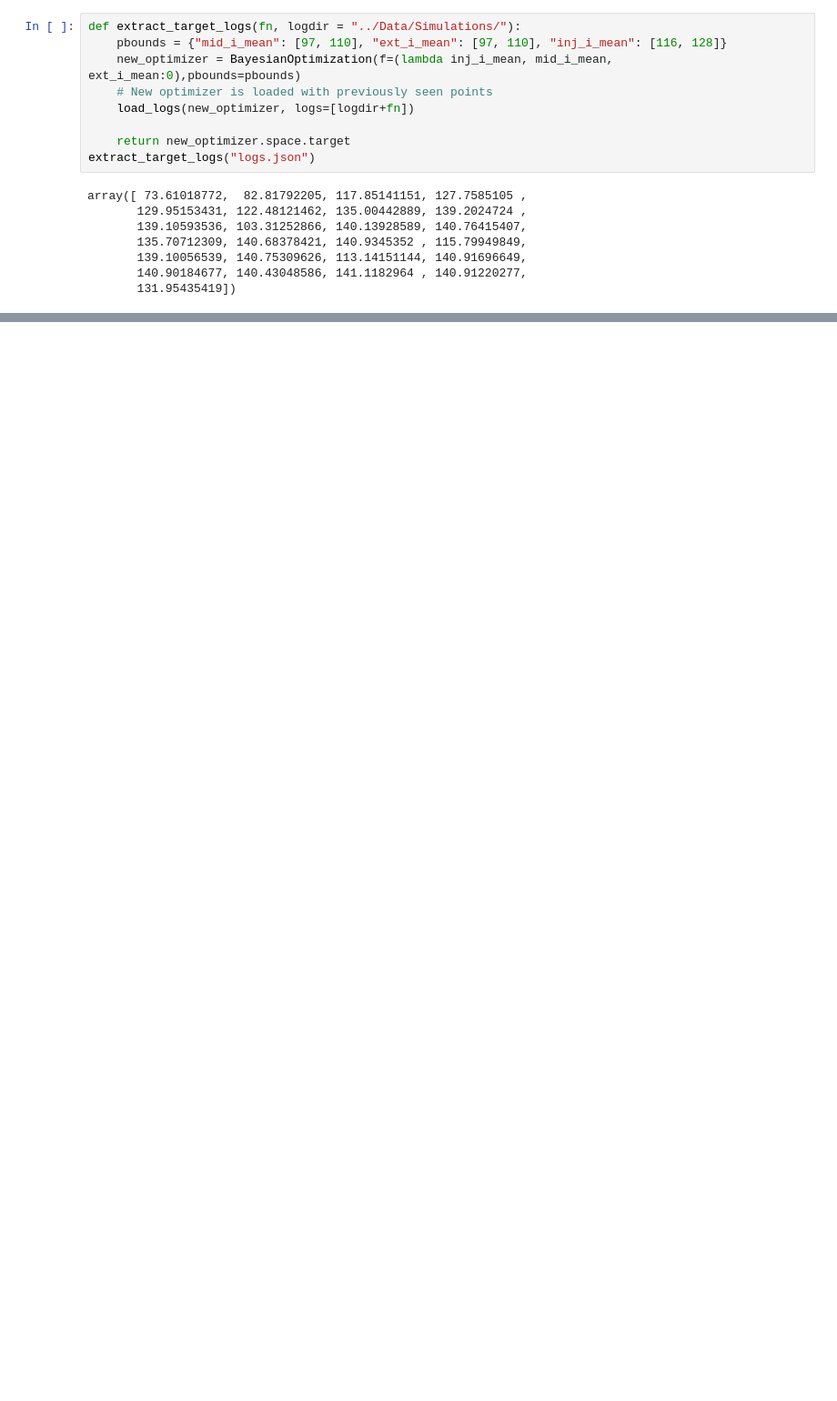
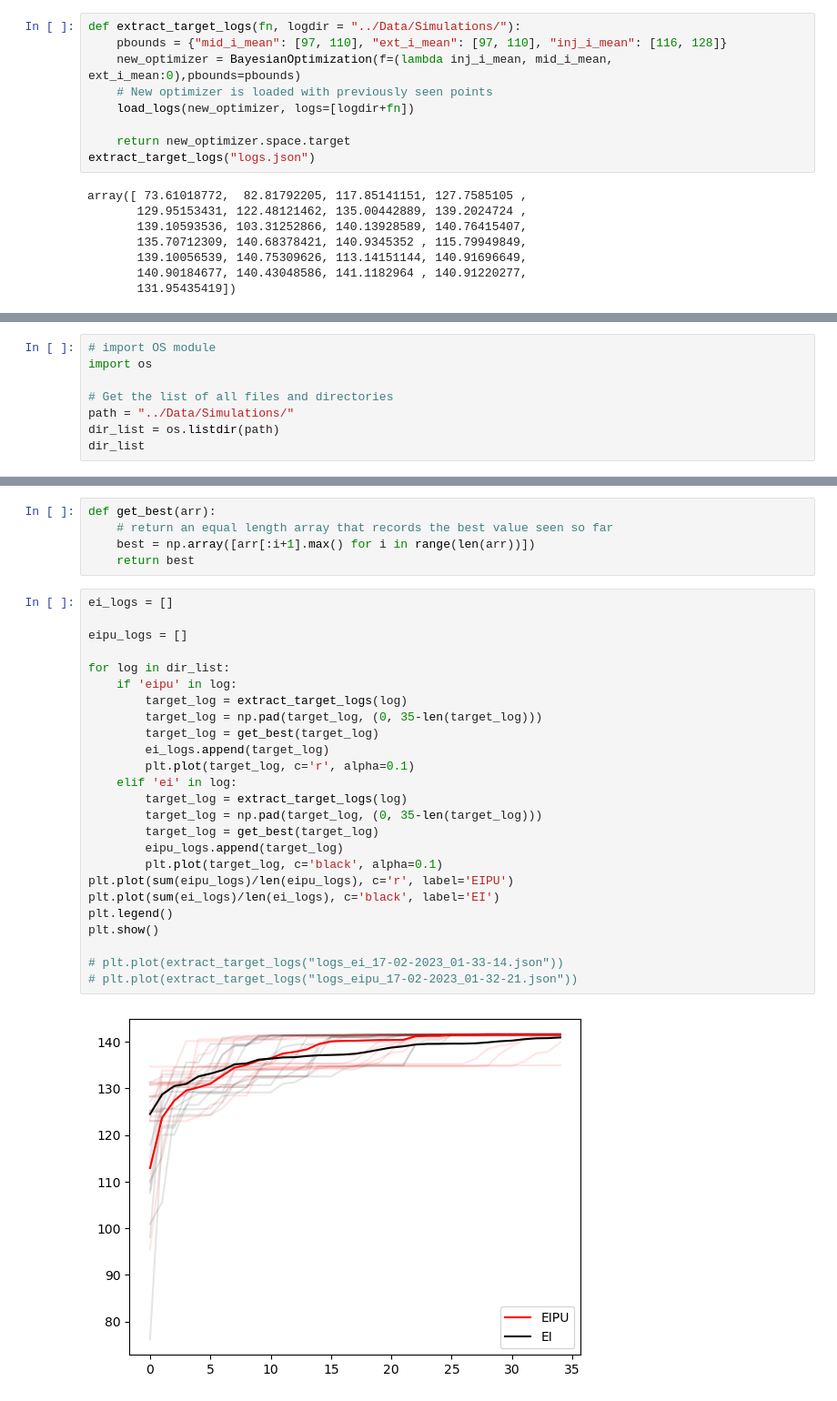
Before and after one commit to yubinhu/Venus-Exploration, a Jupyter notebook: Scripts/BayesOptVisualizerv2.0.ipynb, the cells around one changed output, grey strips where cells are left out. Shown: that part at 91% size. Saved outputs shown, nothing was run; the diff lists cells and outputs as text; blank space fills up the shorter version.

Commit message:
finish eipu implementation and testing

```diff
--- a/Scripts/BayesOptVisualizerv2.0.ipynb
+++ b/Scripts/BayesOptVisualizerv2.0.ipynb
@@ -40,0 +42,8 @@ plt.plot(extract_target_logs("logs.json"))
+# %%
+# import OS module
+import os
+
+# Get the list of all files and directories
+path = "../Data/Simulations/"
+dir_list = os.listdir(path)
+dir_list
@@ -40,0 +68,32 @@ plt.plot(extract_target_logs("logs.json"))
+# %%
+def get_best(arr):
+    # return an equal length array that records the best value seen so far
+    best = np.array([arr[:i+1].max() for i in range(len(arr))])
+    return best
+# %%
+ei_logs = []
+
+eipu_logs = []
+
+for log in dir_list:
+    if 'eipu' in log:
+        target_log = extract_target_logs(log)
+        target_log = np.pad(target_log, (0, 35-len(target_log)))
+        target_log = get_best(target_log)
+        ei_logs.append(target_log)
+        plt.plot(target_log, c='r', alpha=0.1)
+    elif 'ei' in log:
+        target_log = extract_target_logs(log)
+        target_log = np.pad(target_log, (0, 35-len(target_log)))
+        target_log = get_best(target_log)
+        eipu_logs.append(target_log)
+        plt.plot(target_log, c='black', alpha=0.1)
+plt.plot(sum(eipu_logs)/len(eipu_logs), c='r', label='EIPU')
+plt.plot(sum(ei_logs)/len(ei_logs), c='black', label='EI')
+plt.legend()
+plt.show()
+
+# plt.plot(extract_target_logs("logs_ei_17-02-2023_01-33-14.json"))
+# plt.plot(extract_target_logs("logs_eipu_17-02-2023_01-32-21.json"))
+# %% [output]
+[figure, added]
```
Also changed, not shown: parts of 4 cells of this notebook, 30 other files.
